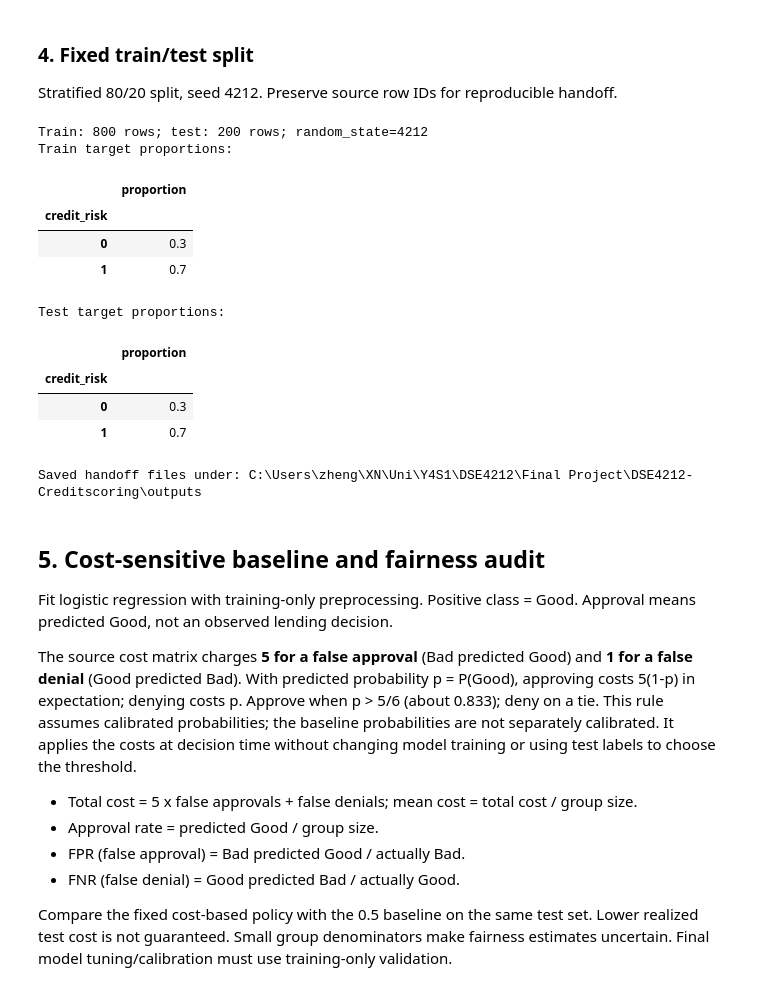
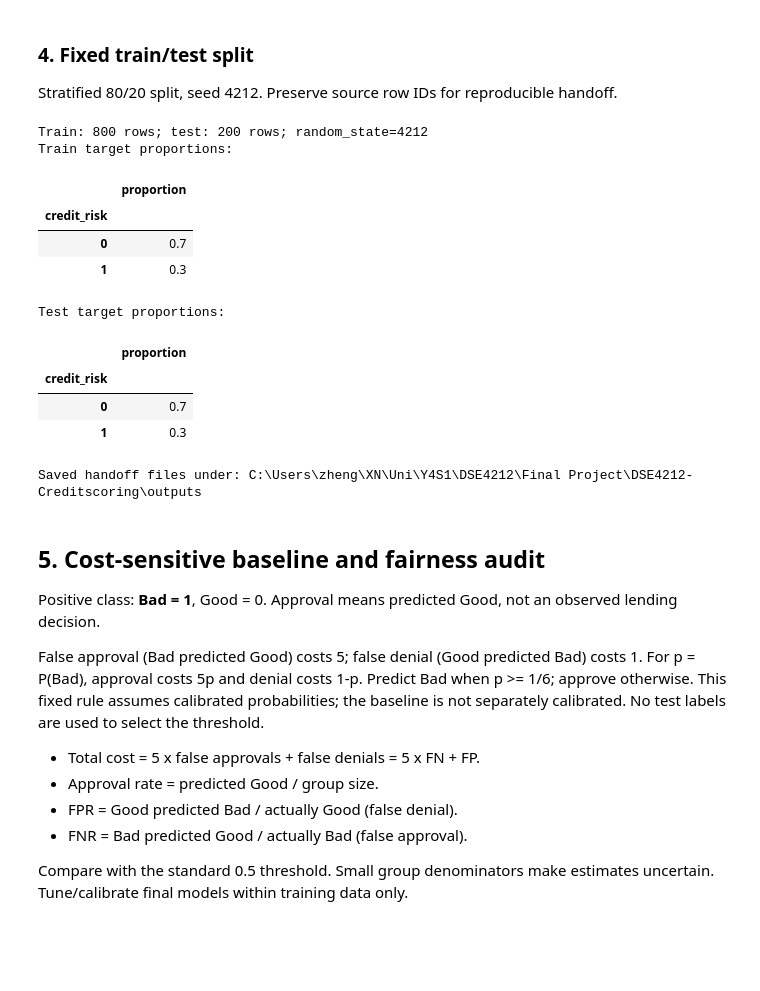
Before and after one commit to saltypassion/DSE4212-Creditscoring, a Jupyter notebook: notebooks/German_Credit_Clean.ipynb, the cells around one changed output. Cells and saved outputs as stored; diff of their text form; code cells hidden in the pictures; blank space fills up the shorter version.

```diff
--- a/notebooks/German_Credit_Clean.ipynb
+++ b/notebooks/German_Credit_Clean.ipynb
@@ -25,8 +25,9 @@ from sklearn.preprocessing import OneHotEncoder, StandardScaler
 
 RANDOM_STATE = 4212
 TEST_SIZE = 0.20
-DATA_PATH = Path("statlog+german+credit+data") / "german.data"
-OUTPUT_DIR = Path("outputs")
+PROJECT_ROOT = Path.cwd() if (Path.cwd() / "statlog+german+credit+data").exists() else Path.cwd().parent
+DATA_PATH = PROJECT_ROOT / "statlog+german+credit+data" / "german.data"
+OUTPUT_DIR = PROJECT_ROOT / "outputs"
 OUTPUT_DIR.mkdir(exist_ok=True)
 FIGURE_DIR = OUTPUT_DIR / "figures"
 FIGURE_DIR.mkdir(exist_ok=True)
@@ -191,8 +192,8 @@ for column in numeric_columns:
 for column in categorical_columns:
     clean[column] = clean[column].astype("str")
 
-# The source uses label 1 for Good and 2 for Bad. Good is the favorable outcome, we map to Good = 1, Bad = 0.
-clean["credit_risk"] = clean["original_label"].map({1: 1, 2: 0}).astype("int8")
+# The source uses label 1 for Good and 2 for Bad. Good is the favorable outcome, we map to Good = 0, Bad = 1.
+clean["credit_risk"] = clean["original_label"].map({1: 0, 2: 1}).astype("int8")
 clean["gender_group"] = clean["personal_status_sex"].map({
     "A91": "Male", "A93": "Male", "A94": "Male",
     "A92": "Female", "A95": "Female",
@@ -446,48 +447,48 @@ Stratified 80/20 split, seed 4212. Preserve source row IDs for reproducible hand
 # %%
 train_df, test_df = train_test_split(
     clean,
     test_size=TEST_SIZE,
     random_state=RANDOM_STATE,
-    stratify=clean["credit_risk"],
+    stratify=clean["original_label"].eq(1).astype(int)  # Preserve original Good=1 split ordering,
 )
 train_df = train_df.sort_values("original_row_index")
 test_df = test_df.sort_values("original_row_index")
 
 clean.to_csv(OUTPUT_DIR / "cleaned_german_credit.csv", index=False)
 train_df.to_csv(OUTPUT_DIR / "train.csv", index=False)
 test_df.to_csv(OUTPUT_DIR / "test.csv", index=False)
 print(f"Train: {len(train_df)} rows; test: {len(test_df)} rows; random_state={RANDOM_STATE}")
 print("Train target proportions:")
 display(train_df["credit_risk"].value_counts(normalize=True).sort_index().rename("proportion").to_frame())
 print("Test target proportions:")
 display(test_df["credit_risk"].value_counts(normalize=True).sort_index().rename("proportion").to_frame())
 print(f"Saved handoff files under: {OUTPUT_DIR.resolve()}")
 # %% [output]
 Train: 800 rows; test: 200 rows; random_state=4212
 Train target proportions:
 |  | proportion |
 | credit_risk |  |
-| 0 | 0.3 |
-| 1 | 0.7 |
+| 0 | 0.7 |
+| 1 | 0.3 |
 Test target proportions:
 |  | proportion |
 | credit_risk |  |
-| 0 | 0.3 |
-| 1 | 0.7 |
+| 0 | 0.7 |
+| 1 | 0.3 |
 Saved handoff files under: C:\Users\zheng\XN\Uni\Y4S1\DSE4212\Final Project\DSE4212-Creditscoring\outputs
 # %% [markdown]
 ## 5. Cost-sensitive baseline and fairness audit
 
-Fit logistic regression with training-only preprocessing. Positive class = Good. Approval means predicted Good, not an observed lending decision.
+Positive class: **Bad = 1**, Good = 0. Approval means predicted Good, not an observed lending decision.
 
-The source cost matrix charges **5 for a false approval** (Bad predicted Good) and **1 for a false denial** (Good predicted Bad). With predicted probability p = P(Good), approving costs 5(1-p) in expectation; denying costs p. Approve when p > 5/6 (about 0.833); deny on a tie. This rule assumes calibrated probabilities; the baseline probabilities are not separately calibrated. It applies the costs at decision time without changing model training or using test labels to choose the threshold.
+False approval (Bad predicted Good) costs 5; false denial (Good predicted Bad) costs 1. For p = P(Bad), approval costs 5p and denial costs 1-p. Predict Bad when p >= 1/6; approve otherwise. This fixed rule assumes calibrated probabilities; the baseline is not separately calibrated. No test labels are used to select the threshold.
 
-- Total cost = 5 x false approvals + false denials; mean cost = total cost / group size.
+- Total cost = 5 x false approvals + false denials = 5 x FN + FP.
 - Approval rate = predicted Good / group size.
-- FPR (false approval) = Bad predicted Good / actually Bad.
-- FNR (false denial) = Good predicted Bad / actually Good.
+- FPR = Good predicted Bad / actually Good (false denial).
+- FNR = Bad predicted Good / actually Bad (false approval).
 
-Compare the fixed cost-based policy with the 0.5 baseline on the same test set. Lower realized test cost is not guaranteed. Small group denominators make fairness estimates uncertain. Final model tuning/calibration must use training-only validation.
+Compare with the standard 0.5 threshold. Small group denominators make estimates uncertain. Tune/calibrate final models within training data only.
 # %%
 sensitive_and_metadata = {
     "original_row_index", "original_label", "credit_risk", "gender_group", "age_group",
```
Also changed, not shown: parts of 7 cells of this notebook, 3 other files.
